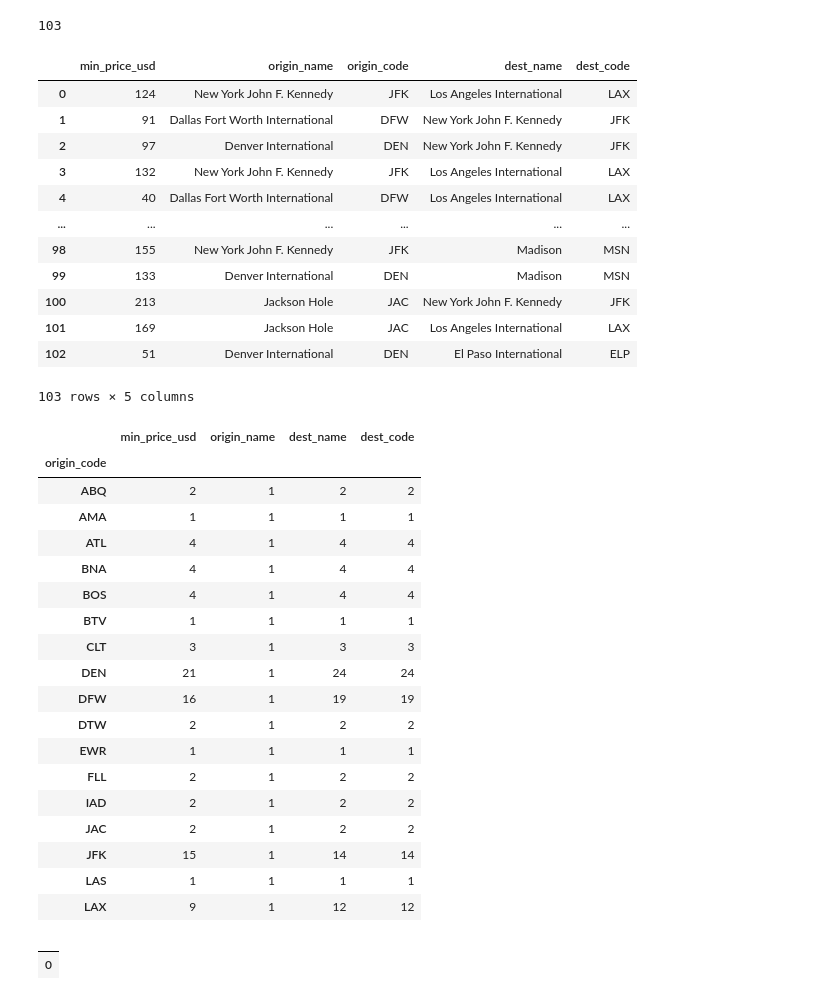
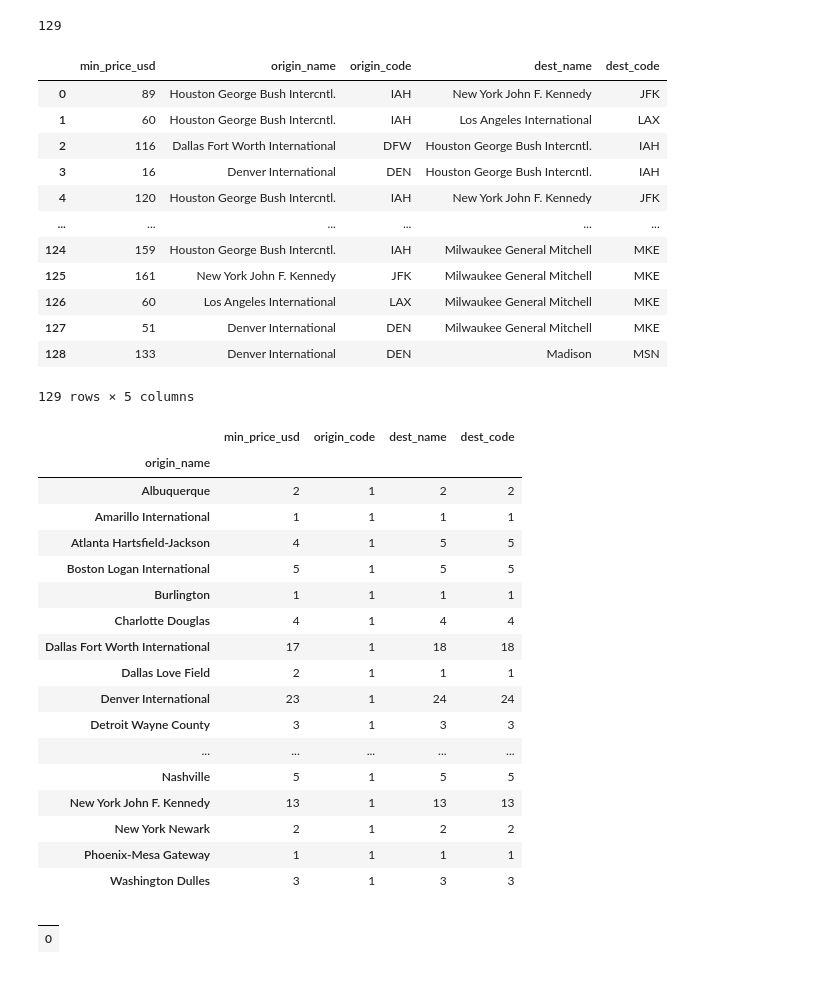
Before and after one commit to adamholcomb/Full-Stack-Flight-Analysis, a Jupyter notebook: project workAH.ipynb, the cells around one changed output. Saved outputs shown, nothing was run; the diff lists cells and outputs as text; code cells hidden in the pictures.

```diff
--- a/project workAH.ipynb
+++ b/project workAH.ipynb
@@ -43,7 +43,7 @@ headers = {
 #                 print("Price: %s EUR" %Quotes["MinPrice"])
 # %%
 # Origin airport:
-origin = "HOUA-sky"
+origins = ["HOU-iata","JFK-iata","LAX-iata","DFW-iata","DEN-iata"]
 
 # Destination airports:
 destinations = ["HOU-iata","JFK-iata","LAX-iata","DFW-iata","DEN-iata","ATL-iata","ORD-iata","CLT-iata","LAS-iata","PHX-iata","PCO-iata","SEA-iata","MIA-iata","FLL-iata","SFO-iata","EWR-iata","MSP-iata","DTW-iata","BOS-iata","SLC-iata","PHL-iata","BWI-iata","TPA-iata","SAN-iata","AMA-iata","IAD-iata","BNA-iata","ABQ-iata","PDX-iata","DSM-iata","MSY-iata","BIL-iata","FAR-iata","MAF-iata","LBB-iata","BTV-iata","ROA-iata","MKE-iata","MSN-iata","GRB-iata","CYS-iata","JAC-iata","ELP-iata","CRP-iata","BHM-iata","HSV-iata","TUS-iata","LIT-iata","FAT-iata","SMF-iata","GJT-iata","BDL-iata","EYW-iata","PFN-iata","BOI-iata","EVV-iata","AZO-iata","AUS-iata","SAT-iata","MAF-iata"]
@@ -65,9 +65,9 @@ from time import sleep
 #print("From Houston:")
 
 for destination in destinations:
-    for origin in destinations[0:4]:
+    for origin in origins:
         #print(f'------From {origin}------')
-        myurl = baseURL + originCountry + "/" + currancy + "/" + locale + "/" + origin.split('-')[0]+"-sky" + "/"  + destination + "/" + date
+        myurl = baseURL + originCountry + "/" + currancy + "/" + locale + "/" + origin + "/"  + destination + "/" + date
         response = requests.request("GET", myurl, headers=headers)
         results = json.loads(response.text)
         listlist.append(results)
@@ -82,7 +82,7 @@ for destination in destinations:
                 ori = Quotes["OutboundLeg"]["OriginId"]
                 dest = Quotes["OutboundLeg"]["DestinationId"]
                 price = Quotes["MinPrice"]
-                print(f"${price} USD | {airports[dest]} ")
+                print(f"${price} USD |{airports[ori]}| {airports[dest]} ")
                 flights[airports[dest]] = price
                 sleep(2.5)
     #             print(airports)
@@ -160,43 +143,42 @@ flightflight = pd.DataFrame(flight_list)
 print(len(flight_list))
 flightflight
 # %% [output]
-103
+129
 |  | min_price_usd | origin_name | origin_code | dest_name | dest_code |
-| 0 | 124 | New York John F. Kennedy | JFK | Los Angeles International | LAX |
-| 1 | 91 | Dallas Fort Worth International | DFW | New York John F. Kennedy | JFK |
-| 2 | 97 | Denver International | DEN | New York John F. Kennedy | JFK |
-| 3 | 132 | New York John F. Kennedy | JFK | Los Angeles International | LAX |
-| 4 | 40 | Dallas Fort Worth International | DFW | Los Angeles International | LAX |
+| 0 | 89 | Houston George Bush Intercntl. | IAH | New York John F. Kennedy | JFK |
+| 1 | 60 | Houston George Bush Intercntl. | IAH | Los Angeles International | LAX |
+| 2 | 116 | Dallas Fort Worth International | DFW | Houston George Bush Intercntl. | IAH |
+| 3 | 16 | Denver International | DEN | Houston George Bush Intercntl. | IAH |
+| 4 | 120 | Houston George Bush Intercntl. | IAH | New York John F. Kennedy | JFK |
 | ... | ... | ... | ... | ... | ... |
-| 98 | 155 | New York John F. Kennedy | JFK | Madison | MSN |
-| 99 | 133 | Denver International | DEN | Madison | MSN |
-| 100 | 213 | Jackson Hole | JAC | New York John F. Kennedy | JFK |
-| 101 | 169 | Jackson Hole | JAC | Los Angeles International | LAX |
-| 102 | 51 | Denver International | DEN | El Paso International | ELP |
+| 124 | 159 | Houston George Bush Intercntl. | IAH | Milwaukee General Mitchell | MKE |
+| 125 | 161 | New York John F. Kennedy | JFK | Milwaukee General Mitchell | MKE |
+| 126 | 60 | Los Angeles International | LAX | Milwaukee General Mitchell | MKE |
+| 127 | 51 | Denver International | DEN | Milwaukee General Mitchell | MKE |
+| 128 | 133 | Denver International | DEN | Madison | MSN |
-103 rows × 5 columns
+129 rows × 5 columns
 # %%
-origin_group = flightflight.groupby('origin_code').nunique()
+origin_group = flightflight.groupby('origin_name').nunique()
 origin_group
 # %% [output]
-|  | min_price_usd | origin_name | dest_name | dest_code |
-| origin_code |  |  |  |  |
-| ABQ | 2 | 1 | 2 | 2 |
-| AMA | 1 | 1 | 1 | 1 |
-| ATL | 4 | 1 | 4 | 4 |
-| BNA | 4 | 1 | 4 | 4 |
-| BOS | 4 | 1 | 4 | 4 |
-| BTV | 1 | 1 | 1 | 1 |
-| CLT | 3 | 1 | 3 | 3 |
-| DEN | 21 | 1 | 24 | 24 |
-| DFW | 16 | 1 | 19 | 19 |
-| DTW | 2 | 1 | 2 | 2 |
-| EWR | 1 | 1 | 1 | 1 |
-| FLL | 2 | 1 | 2 | 2 |
-| IAD | 2 | 1 | 2 | 2 |
-| JAC | 2 | 1 | 2 | 2 |
-| JFK | 15 | 1 | 14 | 14 |
-| LAS | 1 | 1 | 1 | 1 |
-| LAX | 9 | 1 | 12 | 12 |
+|  | min_price_usd | origin_code | dest_name | dest_code |
+| origin_name |  |  |  |  |
+| Albuquerque | 2 | 1 | 2 | 2 |
+| Amarillo International | 1 | 1 | 1 | 1 |
+| Atlanta Hartsfield-Jackson | 4 | 1 | 5 | 5 |
+| Boston Logan International | 5 | 1 | 5 | 5 |
+| Burlington | 1 | 1 | 1 | 1 |
+| Charlotte Douglas | 4 | 1 | 4 | 4 |
+| Dallas Fort Worth International | 17 | 1 | 18 | 18 |
+| Dallas Love Field | 2 | 1 | 1 | 1 |
+| Denver International | 23 | 1 | 24 | 24 |
+| Detroit Wayne County | 3 | 1 | 3 | 3 |
+| ... | ... | ... | ... | ... |
+| Nashville | 5 | 1 | 5 | 5 |
+| New York John F. Kennedy | 13 | 1 | 13 | 13 |
+| New York Newark | 2 | 1 | 2 | 2 |
+| Phoenix-Mesa Gateway | 1 | 1 | 1 | 1 |
+| Washington Dulles | 3 | 1 | 3 | 3 |
 # %%
 print(airports)
 airport_df = pd.DataFrame(airports)
```
Also changed, not shown: parts of 6 cells of this notebook.
